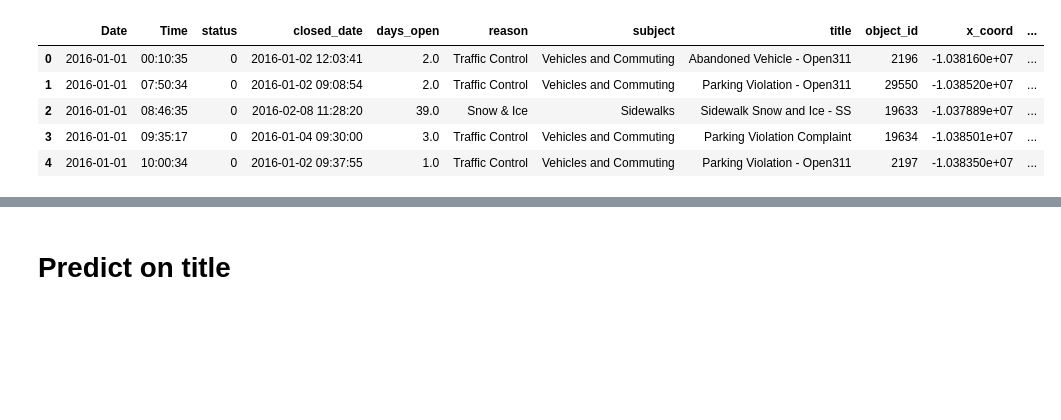
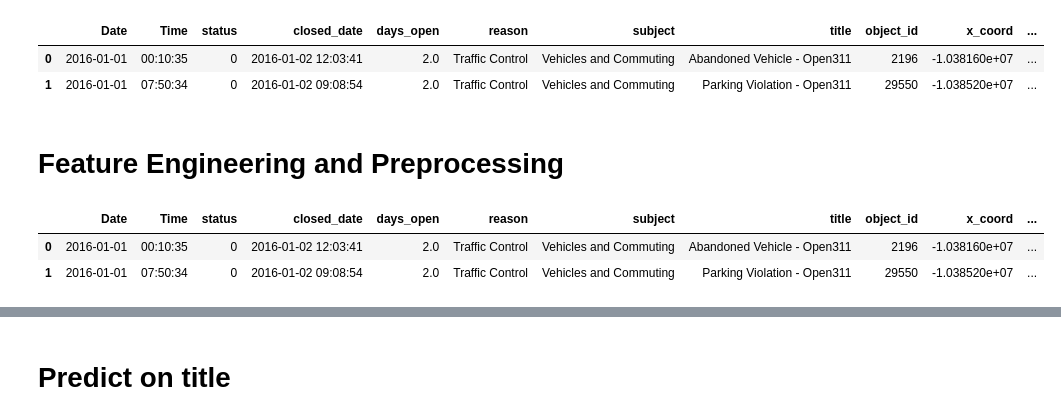
Before and after one commit to lwdee/Springboard, a Jupyter notebook: Capstone/Capstone_1_Machine_Learning.ipynb, the cells around one changed output, grey strips where cells are left out. Saved outputs shown, nothing was run; the diff lists cells and outputs as text; code cells hidden in the pictures; blank space fills up the shorter version.

```diff
--- a/Capstone/Capstone_1_Machine_Learning.ipynb
+++ b/Capstone/Capstone_1_Machine_Learning.ipynb
@@ -16,15 +44,27 @@ from sklearn.preprocessing import StandardScaler
 
 pd.set_option('display.max_columns', 100)
 # %%
+# Import data
 df_all = pd.read_csv('311_all_features.csv', parse_dates = ['Date', 'closed_date', 'open_day'])
-df_all.head()
+df_all.head(2)
 # %% [output]
 |  | Date | Time | status | closed_date | days_open | reason | subject | title | object_id | x_coord | ... |
 | 0 | 2016-01-01 | 00:10:35 | 0 | 2016-01-02 12:03:41 | 2.0 | Traffic Control | Vehicles and Commuting | Abandoned Vehicle - Open311 | 2196 | -1.038160e+07 | ... |
 | 1 | 2016-01-01 | 07:50:34 | 0 | 2016-01-02 09:08:54 | 2.0 | Traffic Control | Vehicles and Commuting | Parking Violation - Open311 | 29550 | -1.038520e+07 | ... |
-| 2 | 2016-01-01 | 08:46:35 | 0 | 2016-02-08 11:28:20 | 39.0 | Snow & Ice | Sidewalks | Sidewalk Snow and Ice - SS | 19633 | -1.037889e+07 | ... |
-| 3 | 2016-01-01 | 09:35:17 | 0 | 2016-01-04 09:30:00 | 3.0 | Traffic Control | Vehicles and Commuting | Parking Violation Complaint | 19634 | -1.038501e+07 | ... |
-| 4 | 2016-01-01 | 10:00:34 | 0 | 2016-01-02 09:37:55 | 1.0 | Traffic Control | Vehicles and Commuting | Parking Violation - Open311 | 2197 | -1.038350e+07 | ... |
+# %% [markdown]
+# Feature Engineering and Preprocessing
+# %%
+# Create week_day column
+df_all.loc[:, 'week_day'] = df_all.apply (lambda row: row['Date'].weekday() ,axis=1)
+
+# Create hour column
+df_all.loc[:, 'hour'] = df_all.apply (lambda row: int(row.loc['Time'][:2]) ,axis=1)
+
+df_all.head(2)
+# %% [output]
+|  | Date | Time | status | closed_date | days_open | reason | subject | title | object_id | x_coord | ... |
+| 0 | 2016-01-01 | 00:10:35 | 0 | 2016-01-02 12:03:41 | 2.0 | Traffic Control | Vehicles and Commuting | Abandoned Vehicle - Open311 | 2196 | -1.038160e+07 | ... |
+| 1 | 2016-01-01 | 07:50:34 | 0 | 2016-01-02 09:08:54 | 2.0 | Traffic Control | Vehicles and Commuting | Parking Violation - Open311 | 29550 | -1.038520e+07 | ... |
 # %%
 df_all.columns
 # %% [output]
```
Also changed, not shown: parts of 56 cells of this notebook.
